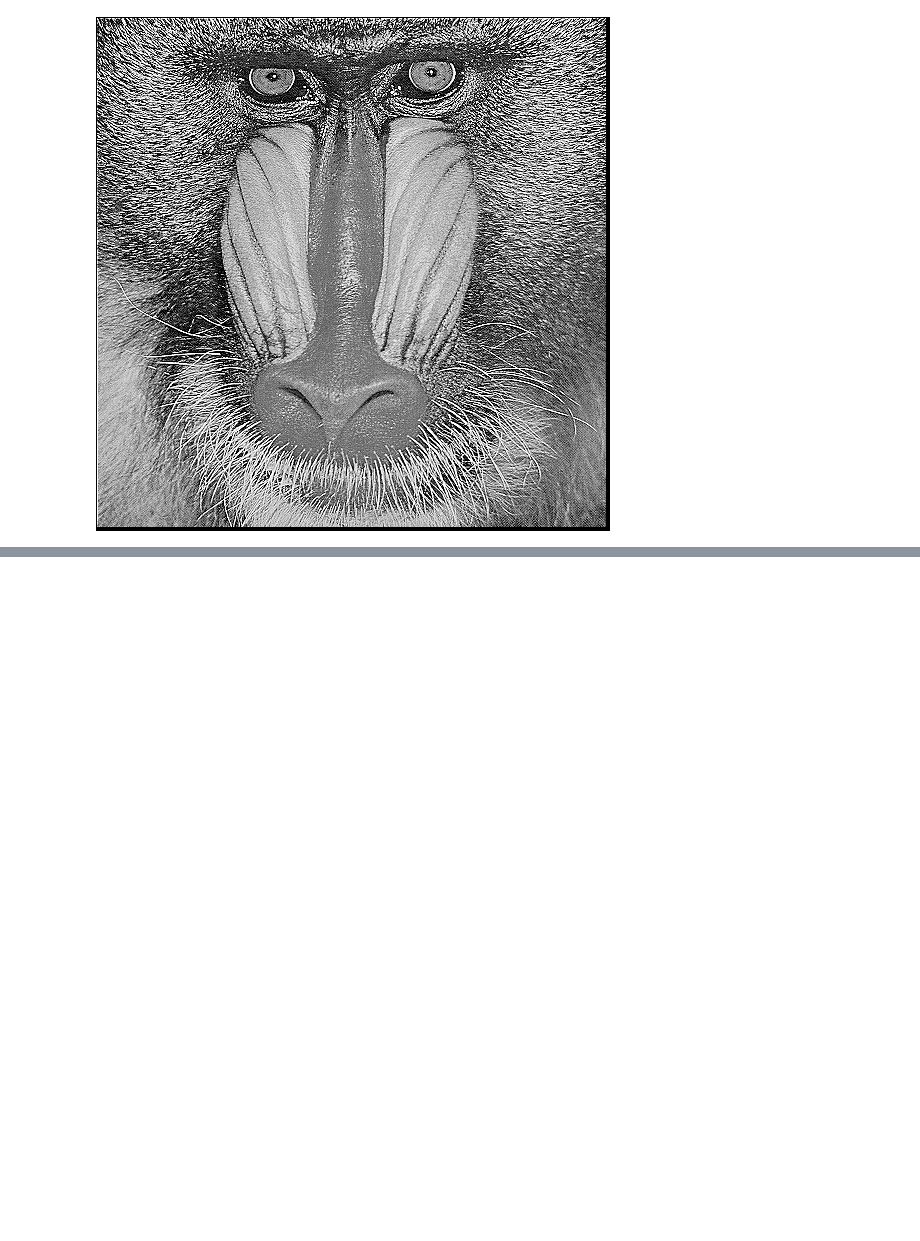
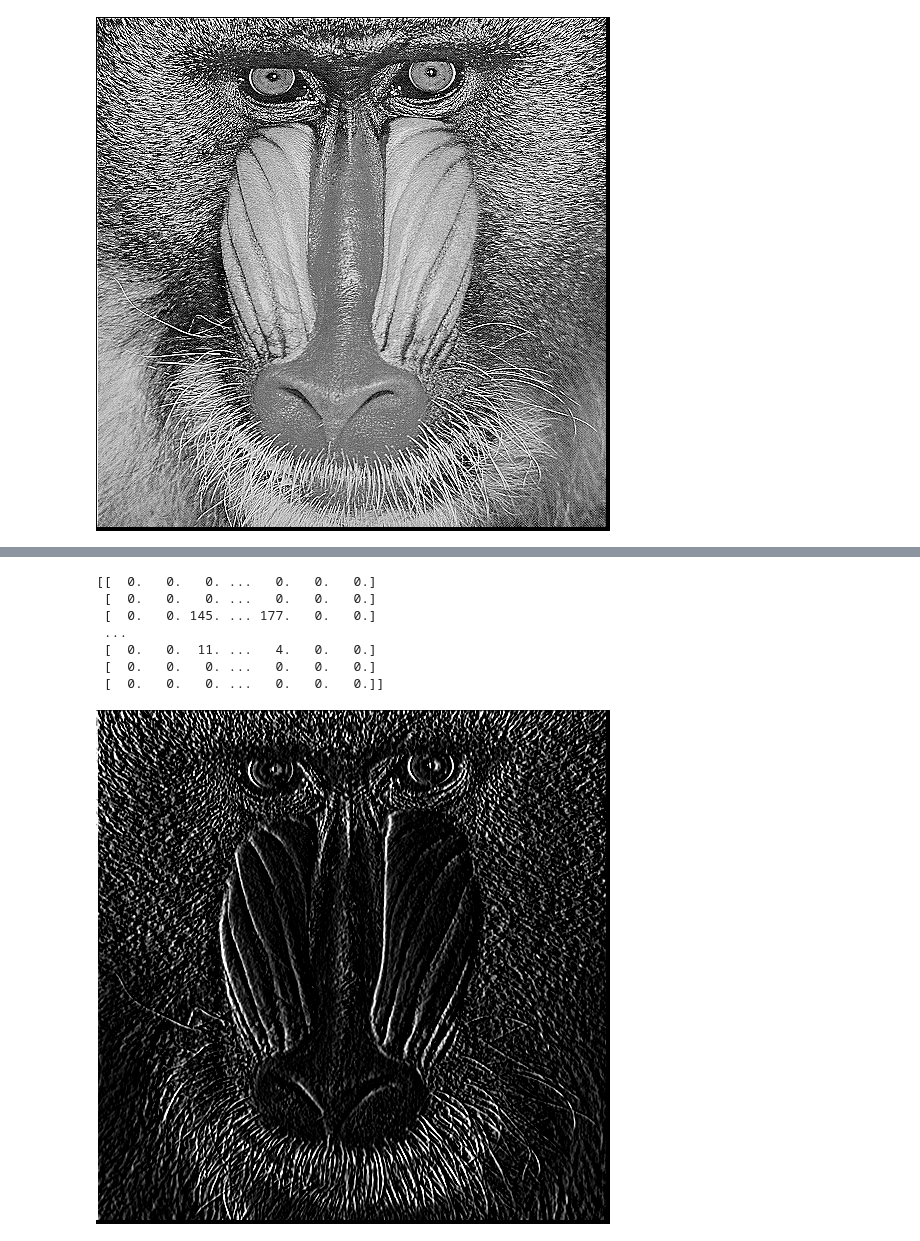
Before and after one commit to Firmanrachmad/PCVK_Firman, a Jupyter notebook: Modul 7.ipynb, the cells around one changed output, grey strips where cells are left out. Cells and saved outputs as stored; diff of their text form; code cells hidden in the pictures; blank space fills up the shorter version.

```diff
--- a/Modul 7.ipynb
+++ b/Modul 7.ipynb
@@ -90,0 +92,15 @@ cv2_imshow(image_sharpen)
+# %%
+kernel = np.array([[1, 0, -1],
+                   [2, 0, -2],
+                   [1, 0, -1]])
+image_sharpen = convolve2D(image, kernel, padding=2)
+cv2_imshow(image_sharpen)
+# %% [output]
+[[  0.   0.   0. ...   0.   0.   0.]
+ [  0.   0.   0. ...   0.   0.   0.]
+ [  0.   0. 145. ... 177.   0.   0.]
+ ...
+ [  0.   0.  11. ...   4.   0.   0.]
+ [  0.   0.   0. ...   0.   0.   0.]
+ [  0.   0.   0. ...   0.   0.   0.]]
+[figure, added]
```
Also changed, not shown: parts of 4 cells of this notebook.
